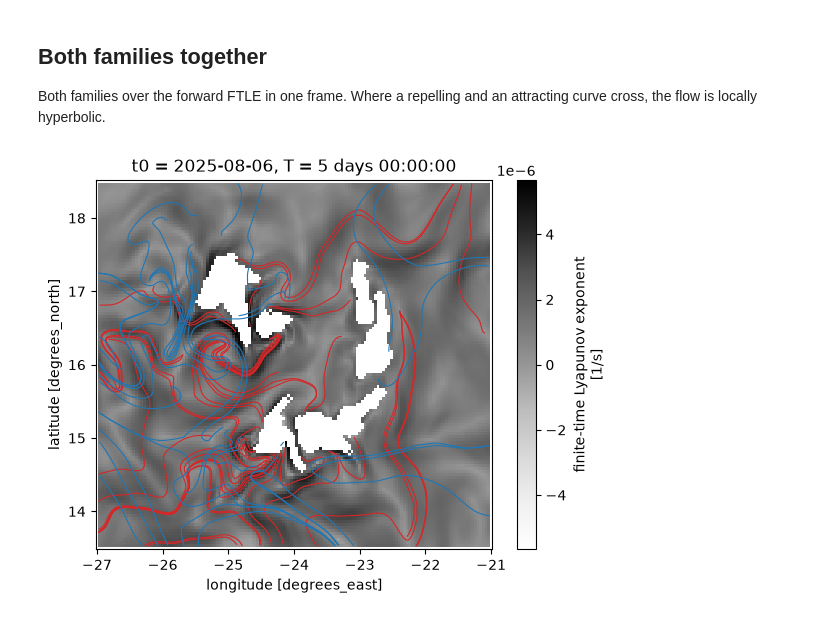
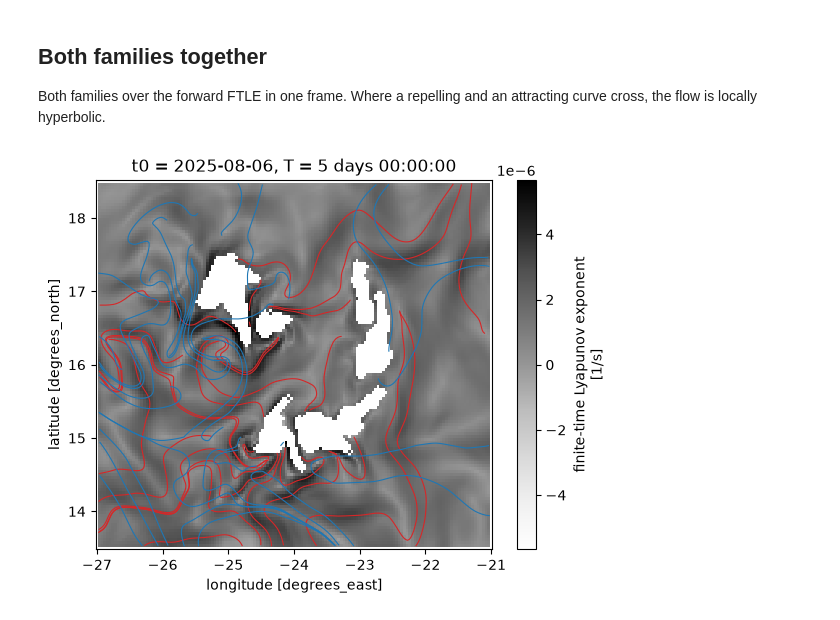
Before and after one commit to geomar-od-lagrange/lcs_parcels, a Jupyter notebook: examples/cabo_verde_lcs.ipynb, the cells around one changed output. Cells and saved outputs as stored; diff of their text form; code cells hidden in the pictures.

```diff
--- a/examples/cabo_verde_lcs.ipynb
+++ b/examples/cabo_verde_lcs.ipynb
@@ -277,0 +289,5 @@ and returns the curves together with the field the seeds were picked from.
+# %%
+repelling_lcs_pruned = prune_shrink_lines(
+    repelling_lcs, ftle=ftle_forward, window_m=window_m
+)
+repelling_lcs_pruned
@@ -347,18 +412,18 @@ attracting curve cross, the flow is locally hyperbolic.
 # %%
 fig, ax = plt.subplots()
 ftle_forward.plot.pcolormesh(x="lon_grid", y="lat_grid", ax=ax, cmap="Greys")
 ax.plot(
-    repelling_lcs["lon"].values.T,
-    repelling_lcs["lat"].values.T,
+    repelling_lcs_pruned["lon"].values.T,
+    repelling_lcs_pruned["lat"].values.T,
     color="tab:red",
     lw=0.8,
 )
 ax.plot(
     attracting_lcs["lon"].values.T,
     attracting_lcs["lat"].values.T,
     color="tab:blue",
     lw=0.8,
 )
 plt.show()
 # %% [output]
-[figure, old version]
+[figure, new version]
```
Also changed, not shown: parts of 14 cells of this notebook, 17 other files.
